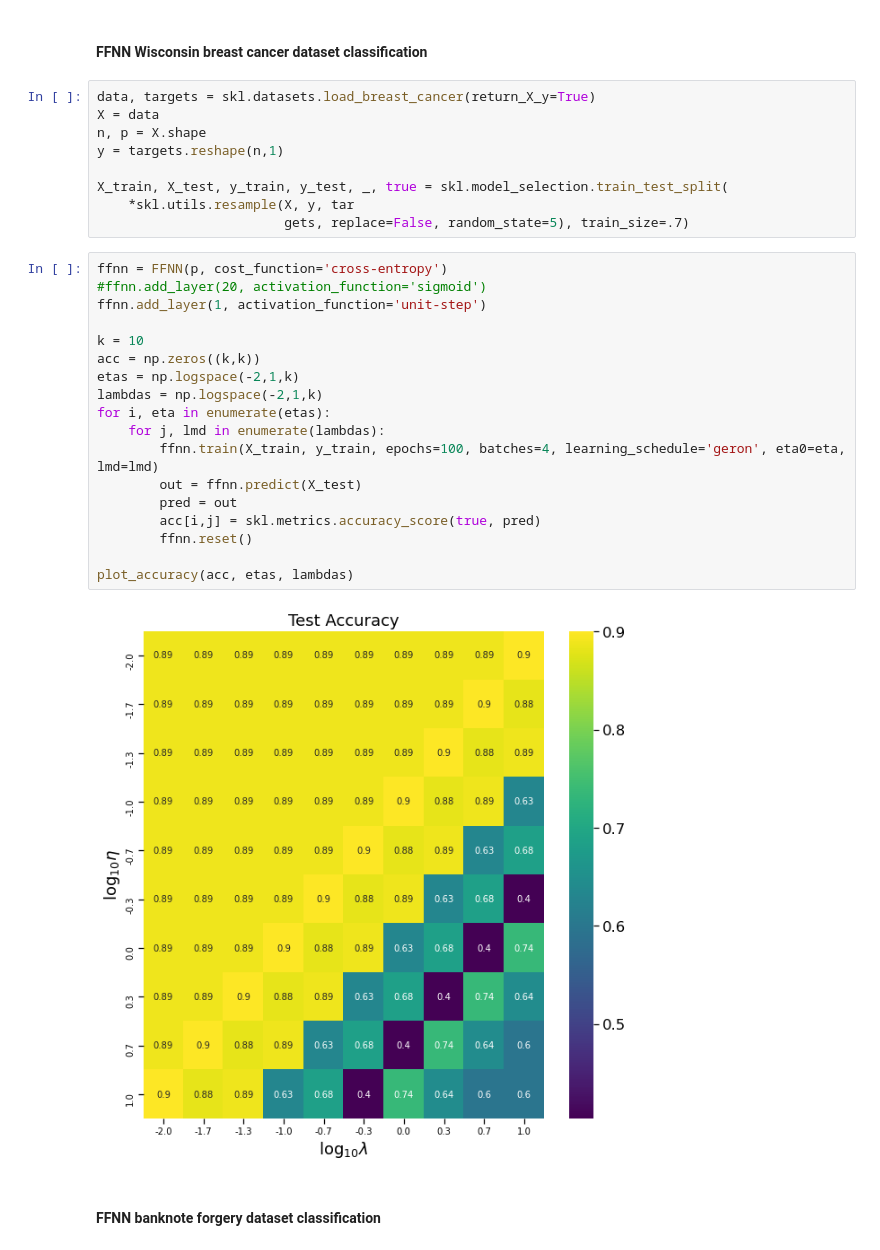
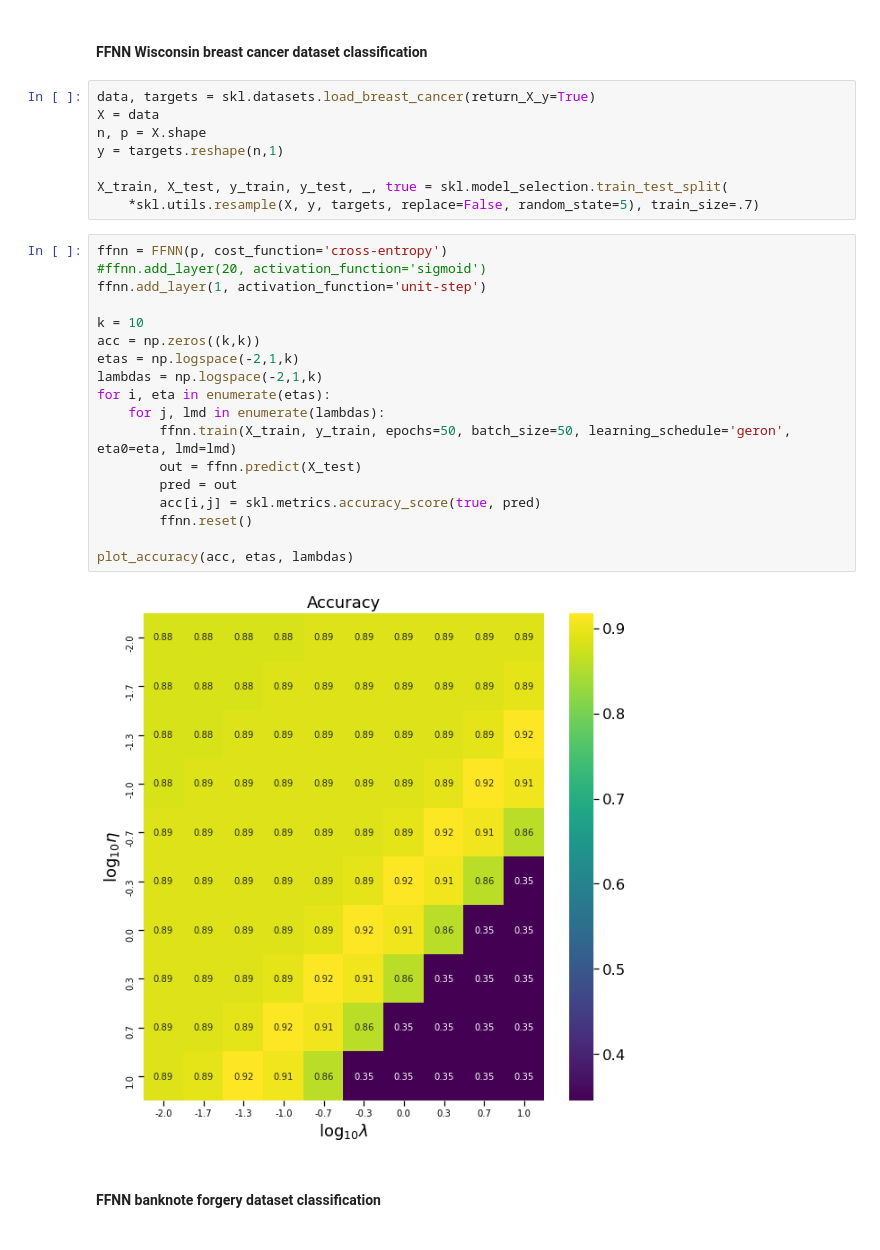
Before and after one commit to fonstelien/FYS-STK4155, a Jupyter notebook: project2/source/testruns.ipynb, the cells around one changed output. Drawn from its saved outputs; the diff is of its cells as text.

```diff
--- a/project2/source/testruns.ipynb
+++ b/project2/source/testruns.ipynb
@@ -274,28 +274,27 @@ n, p = X.shape
 y = targets.reshape(n,1)
 
 X_train, X_test, y_train, y_test, _, true = skl.model_selection.train_test_split(
-    *skl.utils.resample(X, y, tar
-                        gets, replace=False, random_state=5), train_size=.7)
+    *skl.utils.resample(X, y, targets, replace=False, random_state=5), train_size=.7)
 # %%
 ffnn = FFNN(p, cost_function='cross-entropy')
 #ffnn.add_layer(20, activation_function='sigmoid')
 ffnn.add_layer(1, activation_function='unit-step')
 
 k = 10
 acc = np.zeros((k,k))
 etas = np.logspace(-2,1,k)
 lambdas = np.logspace(-2,1,k)
 for i, eta in enumerate(etas):
     for j, lmd in enumerate(lambdas):
-        ffnn.train(X_train, y_train, epochs=100, batches=4, learning_schedule='geron', eta0=eta, lmd=lmd)
+        ffnn.train(X_train, y_train, epochs=50, batch_size=50, learning_schedule='geron', eta0=eta, lmd=lmd)
         out = ffnn.predict(X_test)
         pred = out
         acc[i,j] = skl.metrics.accuracy_score(true, pred)
         ffnn.reset()
 
 plot_accuracy(acc, etas, lambdas)
 # %% [output]
-[figure, old version]
+[figure, new version]
 # %% [markdown]
 #### FFNN banknote forgery dataset classification
 # %%
```
Also changed, not shown: parts of 2 cells of this notebook, 6 other files.
